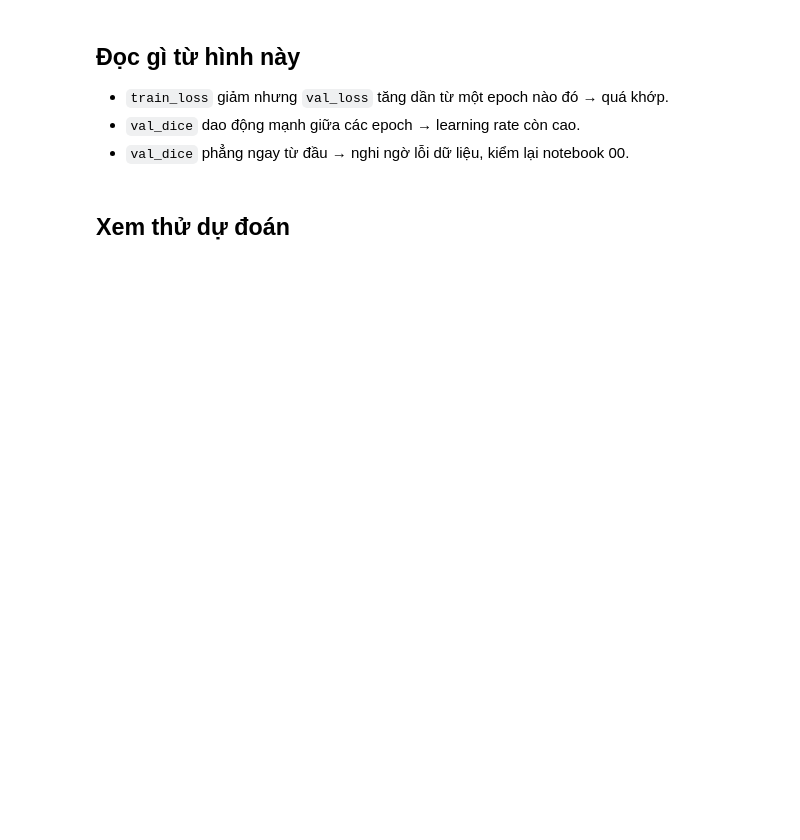
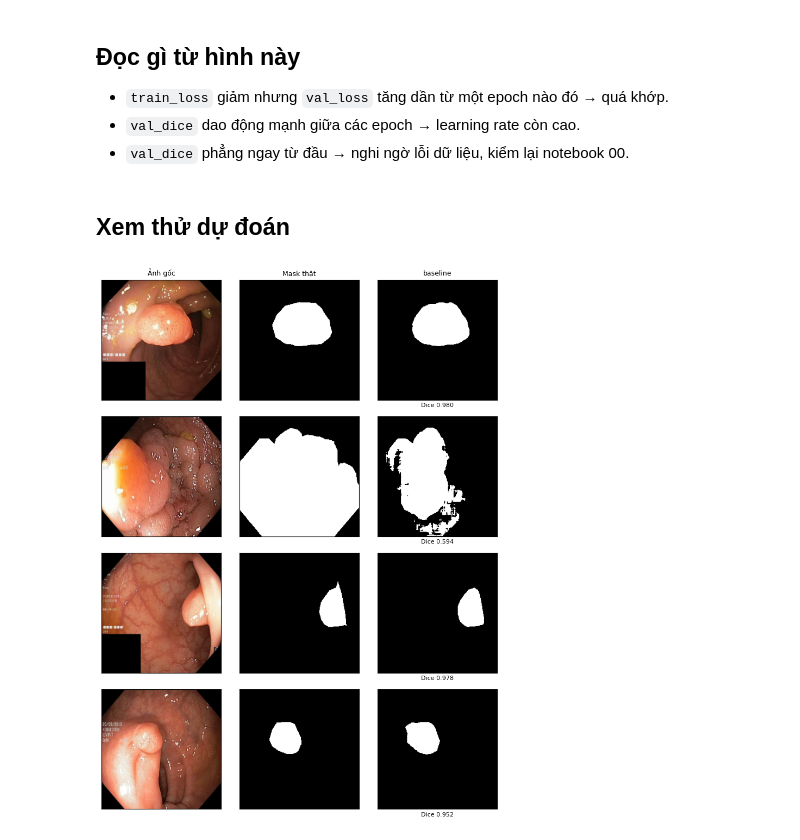
Before and after one commit to ngovanquang/unet-kvasir, a Jupyter notebook: notebooks/01_train_baseline.ipynb, the cells around one changed output. Saved outputs shown, nothing was run; the diff lists cells and outputs as text; code cells hidden in the pictures; blank space fills up the shorter version.

```diff
--- a/notebooks/01_train_baseline.ipynb
+++ b/notebooks/01_train_baseline.ipynb
@@ -56,9 +85,17 @@ fig = plot_history(result["history"], title=cfg.run_id,
 ## Xem thử dự đoán
 # %%
 from src.viz import comparison_grid
+
+# run_experiment trả về model ở cả hai nhánh (chạy mới và bỏ qua), nhưng nếu
+# checkpoint đã bị xoá thì model là None — nạp lại cho chắc.
+model = result.get("model")
+if model is None:
+    model = load_best(build_model(cfg), cfg.ckpt_path, get_device())
 
 splits = load_splits(cfg.split_dir)
 test_ds = KvasirSegDataset(cfg.data_root, splits["test"],
                            SegTransform(cfg.image_size, train=False))
-fig = comparison_grid(test_ds, {"baseline": result["model"]},
+fig = comparison_grid(test_ds, {"baseline": model},
                       indices=range(4), device=get_device())
+# %% [output]
+[figure, added]
```
Also changed, not shown: parts of 4 cells of this notebook, 22 other files.
